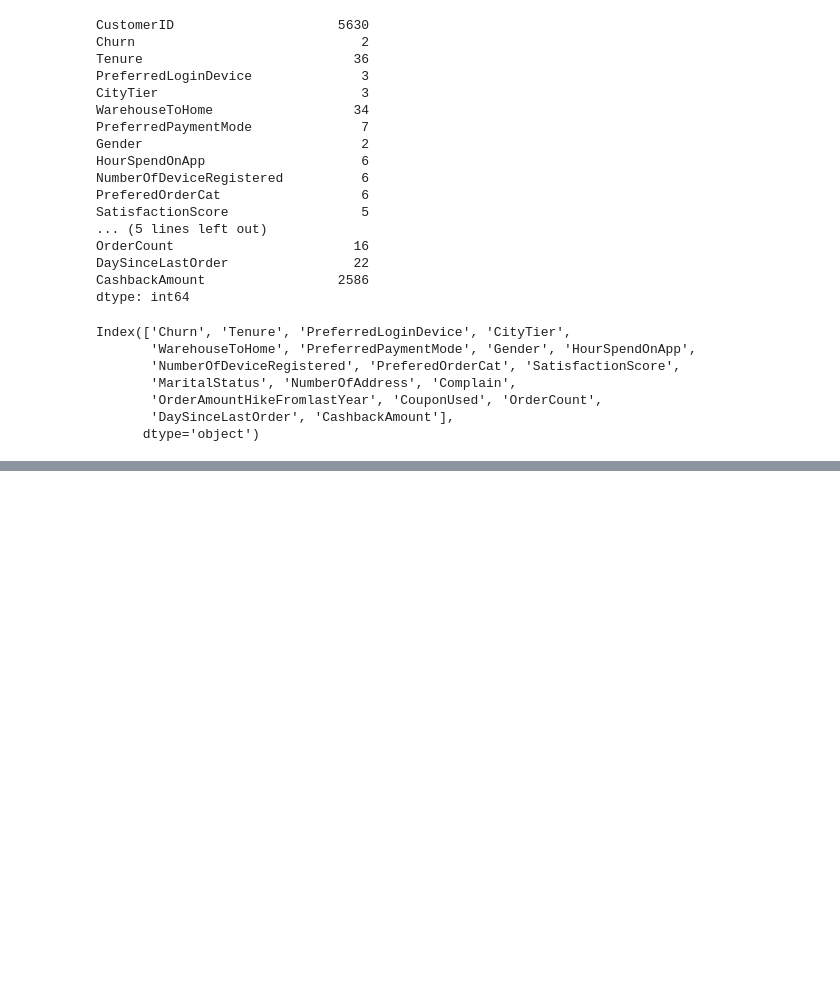
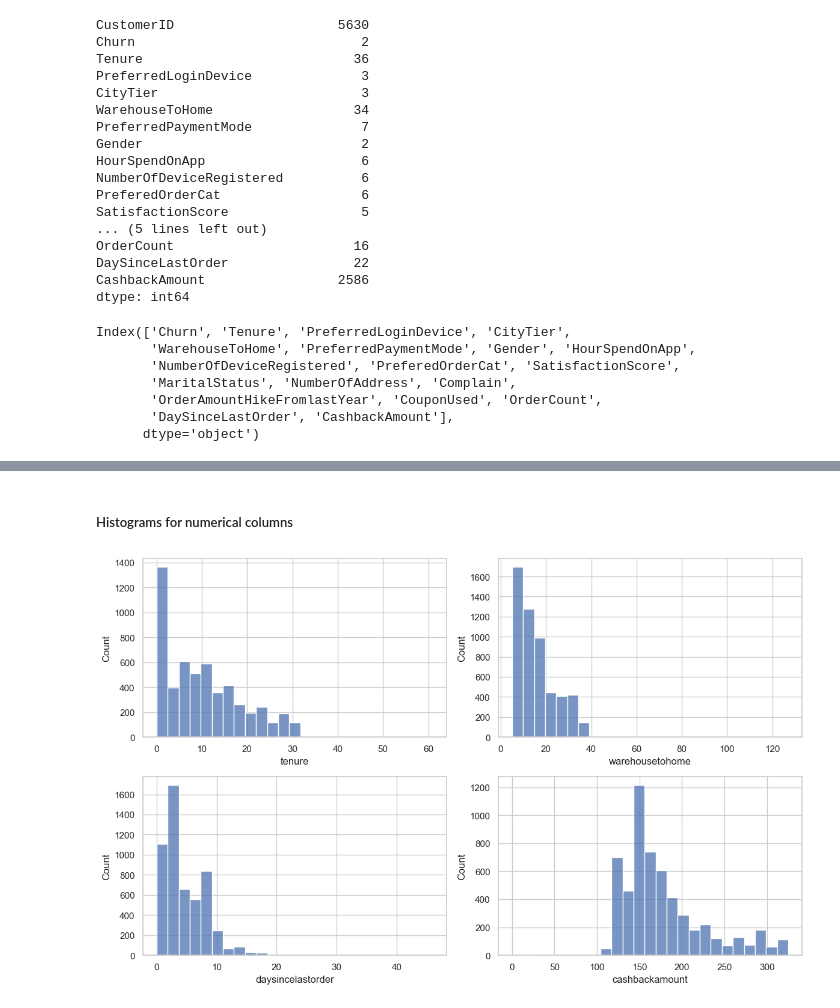
Before and after one commit to Namrata156/Customer-Churn-Prediction, a Jupyter notebook: EDA.ipynb, the cells around one changed output, grey strips where cells are left out. Cells and saved outputs as stored; diff of their text form; code cells hidden in the pictures; blank space fills up the shorter version.

```diff
--- a/EDA.ipynb
+++ b/EDA.ipynb
@@ -111,0 +150,12 @@ Index(['Churn', 'Tenure', 'PreferredLoginDevice', 'CityTier',
+# %% [markdown]
+##### Histograms for numerical columns
+# %%
+plt.figure(figsize=(12,36))
+plt_num = 1
+for col in hist_col:
+    plt.subplot(10,2,plt_num)
+    sns.histplot(data=df,x=col,bins=25)
+    plt_num+=1
+    plt.tight_layout()
+# %% [output]
+[figure, added]
```
Also changed, not shown: parts of 8 cells of this notebook.
